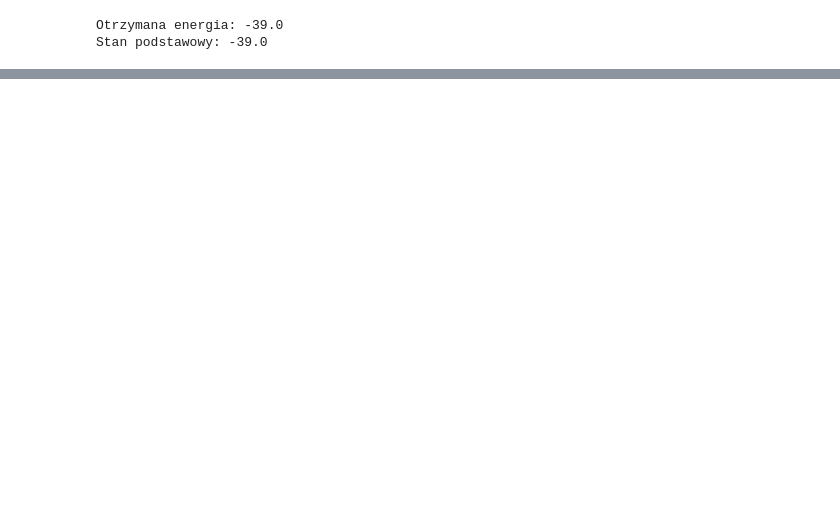
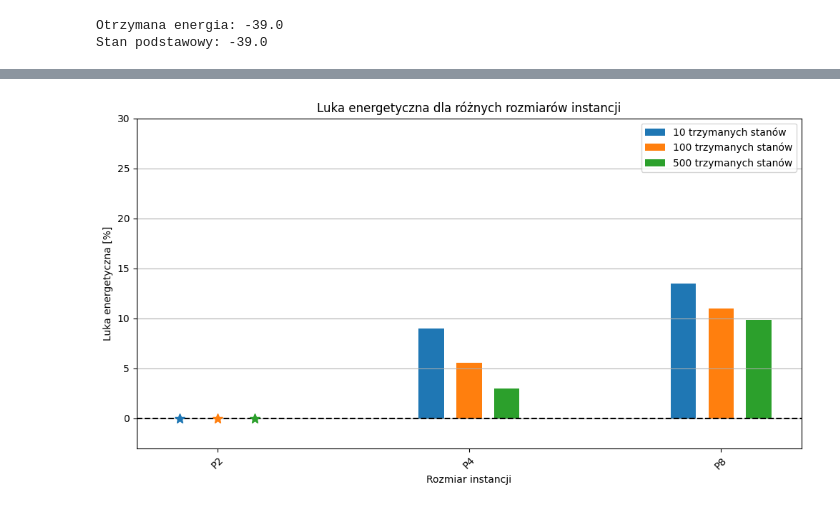
Before and after one commit to iitis/AkademiaSztukiKwantowej, a Jupyter notebook: classical_and_quantum_annealing/Algorytm_branch_and_bound.ipynb, the cells around one changed output, grey strips where cells are left out. Cells and saved outputs as stored; diff of their text form; code cells hidden in the pictures; blank space fills up the shorter version.

```diff
--- a/classical_and_quantum_annealing/Algorytm_branch_and_bound.ipynb
+++ b/classical_and_quantum_annealing/Algorytm_branch_and_bound.ipynb
@@ -61,0 +88,81 @@ Stan podstawowy: -39.0
+# %%
+# wykresy zachowania algorytmu
+
+import time
+import matplotlib.pyplot as plt
+import numpy as np
+
+from funkcje_pomocnicze import P2, P4, P8, read_instance
+from IPython.utils.io import capture_output
+from tqdm import tqdm
+
+gaps = {}
+times = {}
+
+with tqdm(total=9, desc="zbieranie danych") as pbar:
+    for instance in [P2, P4, P8]:
+        for m in [10, 100, 500]:
+            J, h = read_instance(instance.path, convention="dwave")
+            with capture_output() as captured:
+                start = time.time()
+                solution = branch_and_bound(J, h, m)
+                end = time.time()
+            gap = (instance.best_energy - solution.energy)/instance.best_energy
+            gaps[(instance.name, m)] = gap * 100
+            times[(instance.name, m)] = end - start
+            pbar.update(1)
+
+
+instancje = ["P2", "P4", "P8"]
+
+x = np.arange(len(instancje))
+width = 0.1
+offset = 0.15
+
+fig, ax = plt.subplots(figsize=(12, 6))
+m_10 = [gaps[(i, 10)] for i in ["P2", "P4", "P8"]]
+m_100 = [gaps[(i, 100)] for i in ["P2", "P4", "P8"]]
+m_500 = [gaps[(i, 500)] for i in ["P2", "P4", "P8"]]
+
+bar1 = ax.bar(x - offset, m_10, width, label="10 trzymanych stanów")
+bar2 = ax.bar(x, m_100, width, label="100 trzymanych stanów")
+bar3 = ax.bar(x + offset, m_500, width, label="500 trzymanych stanów")
+
+ax.set_ylim((-3, 30))
+ax.set_xlabel("Rozmiar instancji")
+ax.set_xticks(x)
+ax.set_xticklabels(instancje, rotation=45)
+ax.set_ylabel("Luka energetyczna [%]")
+ax.set_title("Luka energetyczna dla różnych rozmiarów instancji")
+ax.axhline(0, color='black', linestyle='--')
+
+ax.legend()
+
+for bars in [bar1, bar2, bar3]:
+    for bar in bars:
+        if bar.get_height() == 0:
+            center = bar.get_x() + bar.get_width()/2
+            ax.plot(center, 0, marker='*', markersize=10, color=bar.get_facecolor())
+plt.grid(axis="y")
+plt.show()
+
+
+fig2, ax2 = plt.subplots(figsize=(12, 6))
+m_10 = [times[(i, 10)] for i in ["P2", "P4", "P8"]]
+m_100 = [times[(i, 100)] for i in ["P2", "P4", "P8"]]
+m_500 = [times[(i, 500)] for i in ["P2", "P4", "P8"]]
+
+ax2.bar(x - offset, m_10, width, label="10 trzymanych stanów")
+ax2.bar(x, m_100, width, label="100 trzymanych stanów")
+ax2.bar(x + offset, m_500, width, label="500 trzymanych stanów")
+
+ax2.set_xlabel("Rozmiar instancji")
+ax2.set_xticks(x)
+ax2.set_xticklabels(instancje, rotation=45)
+ax2.set_ylabel("Czas [s]")
+ax2.set_title("Czas do znalezienia rozwiązania dla różnych rozmiarów instancji")
+ax2.legend()
+
+plt.show()
+# %% [output]
+[figure, added]
```
Also changed, not shown: parts of 7 cells of this notebook, 3 other files.
